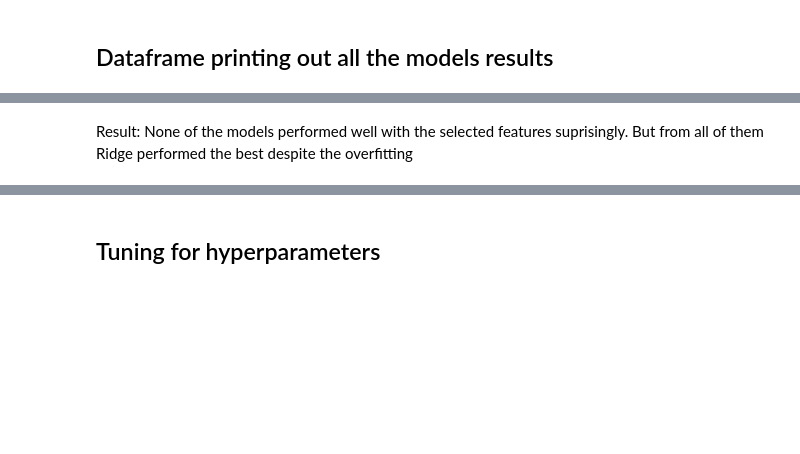
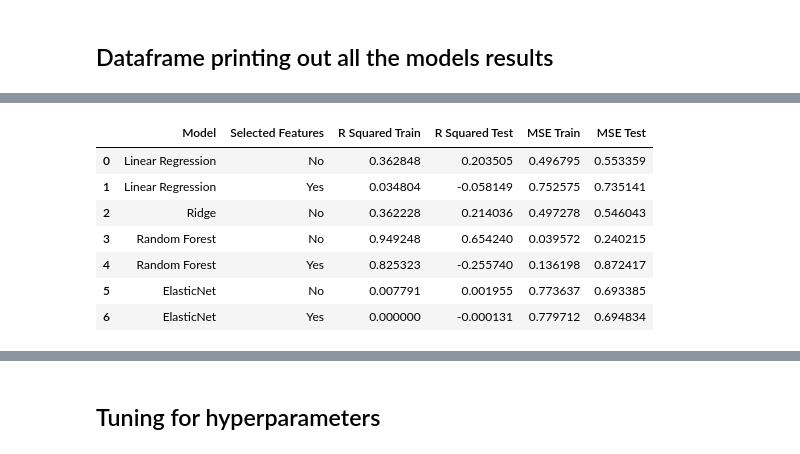
Before and after one commit to MLFP-90803-SP24-FinalProjects/Team13-ML-finalProject-Unveiling-the-Future-of-Women-in-STEM, a Jupyter notebook: Question1Sharon.ipynb, the cells around one changed output, grey strips where cells are left out. Cells and saved outputs as stored; diff of their text form; code cells hidden in the pictures; blank space fills up the shorter version.

```diff
--- a/Question1Sharon.ipynb
+++ b/Question1Sharon.ipynb
@@ -332,2 +353,48 @@ results_df
-# %% [markdown]
-Result: None of the models performed well with the selected features suprisingly. But from all of them Ridge performed the best despite the overfitting
+# %%
+
+# Initialize a dictionary to store the results
+data = {
+    'Model': [],
+    'Selected Features': [],
+    'R Squared Train': [],
+    'R Squared Test': [],
+    'MSE Train': [],
+    'MSE Test': []
+}
+
+# Define the model configurations
+models = [
+    ('Linear Regression', False),
+    ('Linear Regression', True),
+    ('Ridge', False),
+    ('Random Forest', False),
+    ('Random Forest', True),
+    ('ElasticNet', False),
+    ('ElasticNet', True)
+]
+
+# Loop through each model configuration
+for model_config in models:
+    model_type, use_selected_features = model_config
+    mse_train, mse_test, r_sq_train, r_sq_test = question1(model_type, X_train, y_train, X_test, y_test, use_selected_features)
+
+    # Append results to the dictionary
+    data['Model'].append(model_type)
+    data['Selected Features'].append('Yes' if use_selected_features else 'No')
+    data['R Squared Train'].append(r_sq_train)
+    data['R Squared Test'].append(r_sq_test)
+    data['MSE Train'].append(mse_train)
+    data['MSE Test'].append(mse_test)
+
+# Create a DataFrame from the dictionary
+results_df = pd.DataFrame(data)
+results_df
+# %% [output]
+|  | Model | Selected Features | R Squared Train | R Squared Test | MSE Train | MSE Test |
+| 0 | Linear Regression | No | 0.362848 | 0.203505 | 0.496795 | 0.553359 |
+| 1 | Linear Regression | Yes | 0.034804 | -0.058149 | 0.752575 | 0.735141 |
+| 2 | Ridge | No | 0.362228 | 0.214036 | 0.497278 | 0.546043 |
+| 3 | Random Forest | No | 0.949248 | 0.654240 | 0.039572 | 0.240215 |
+| 4 | Random Forest | Yes | 0.825323 | -0.255740 | 0.136198 | 0.872417 |
+| 5 | ElasticNet | No | 0.007791 | 0.001955 | 0.773637 | 0.693385 |
+| 6 | ElasticNet | Yes | 0.000000 | -0.000131 | 0.779712 | 0.694834 |
```
Also changed, not shown: parts of 45 cells of this notebook.
